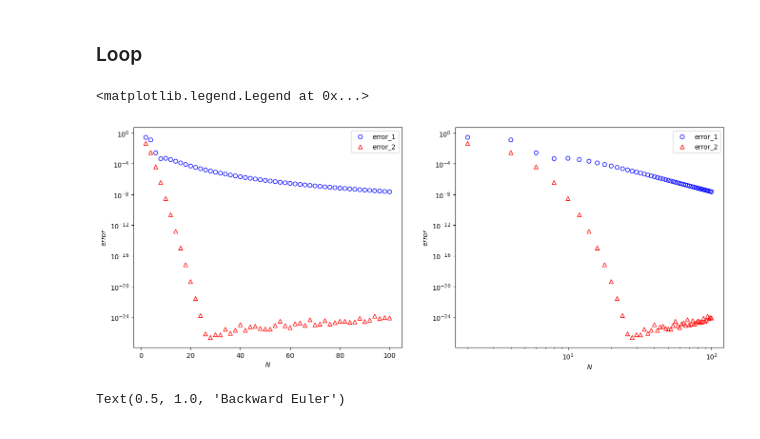
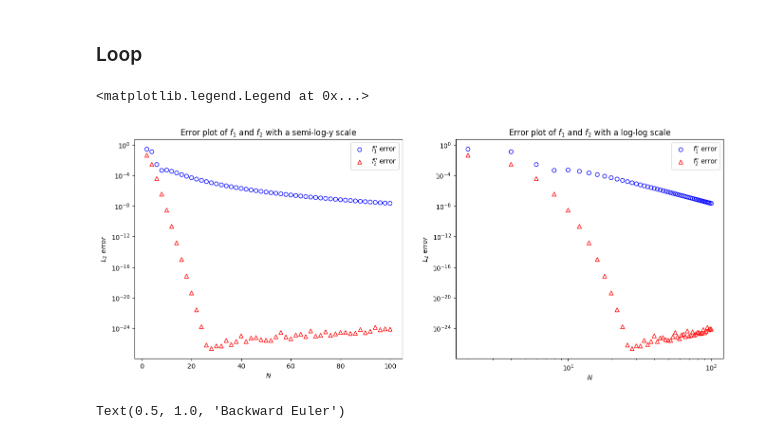
Before and after one commit to andrewholmberg/math_550_numerical_pdes, a Jupyter notebook: Homework 4/homework.ipynb, the cells around one changed output. Cells and saved outputs as stored; diff of their text form; code cells hidden in the pictures.

```diff
--- a/Homework 4/homework.ipynb
+++ b/Homework 4/homework.ipynb
@@ -93,7 +93,7 @@ for N in nn:
     x = a + h * np.arange(1, N + 1)
 
     # Functions
-    sig = .01
+    sig = .1
 
     def f(x):
         return (1 / (sig * np.sqrt(2 * np.pi))) * np.exp(-0.5 * (x / sig) ** 2)
@@ -326,24 +326,27 @@ for N in nn:
 # %%
 fig,(ax1,ax2) = plt.subplots(1,2,figsize = (16,6))
 
-ax1.scatter(nn,error_1,marker = 'o',facecolor='none' , edgecolors= 'blue',label = 'error_1')
-ax1.scatter(nn,error_2,marker = '^',facecolor='none', edgecolors= 'red',label = 'error_2')
+ax1.scatter(nn,error_1,marker = 'o',facecolor='none' , edgecolors= 'blue',label = "$f_1''$ error")
+ax1.scatter(nn,error_2,marker = '^',facecolor='none', edgecolors= 'red',  label = "$f_2''$ error")
 ax1.set_yscale('log')
 ax1.set_xlabel(r'$N$')
-ax1.set_ylabel(r'$error$')
+ax1.set_ylabel(r'$L_2$ $ error$')
+ax1.set_title(r'Error plot of $f_1$ and $f_2$ with a semi-log-y scale')
+
 ax1.legend()
 
 
-ax2.scatter(nn,error_1,marker = 'o',facecolor='none' , edgecolors= 'blue',label = 'error_1')
-ax2.scatter(nn,error_2,marker = '^',facecolor='none', edgecolors= 'red',label = 'error_2')
+ax2.scatter(nn,error_1,marker = 'o',facecolor='none' , edgecolors= 'blue',label = "$f_1''$ error")
+ax2.scatter(nn,error_2,marker = '^',facecolor='none', edgecolors= 'red',  label = "$f_2''$ error")
 ax2.set_xscale('log')
 ax2.set_yscale('log')
 ax2.set_xlabel(r'$N$')
-ax2.set_ylabel(r'$error$')
+ax2.set_ylabel(r'$L_2$ $ error$')
+ax2.set_title(r'Error plot of $f_1$ and $f_2$ with a log-log scale')
 ax2.legend()
 # %% [output]
 <matplotlib.legend.Legend at 0x...>
-[figure, old version]
+[figure, new version]
 # %%
 import sounddevice as sd
 # %%
```
Also changed, not shown: parts of 5 cells of this notebook.
